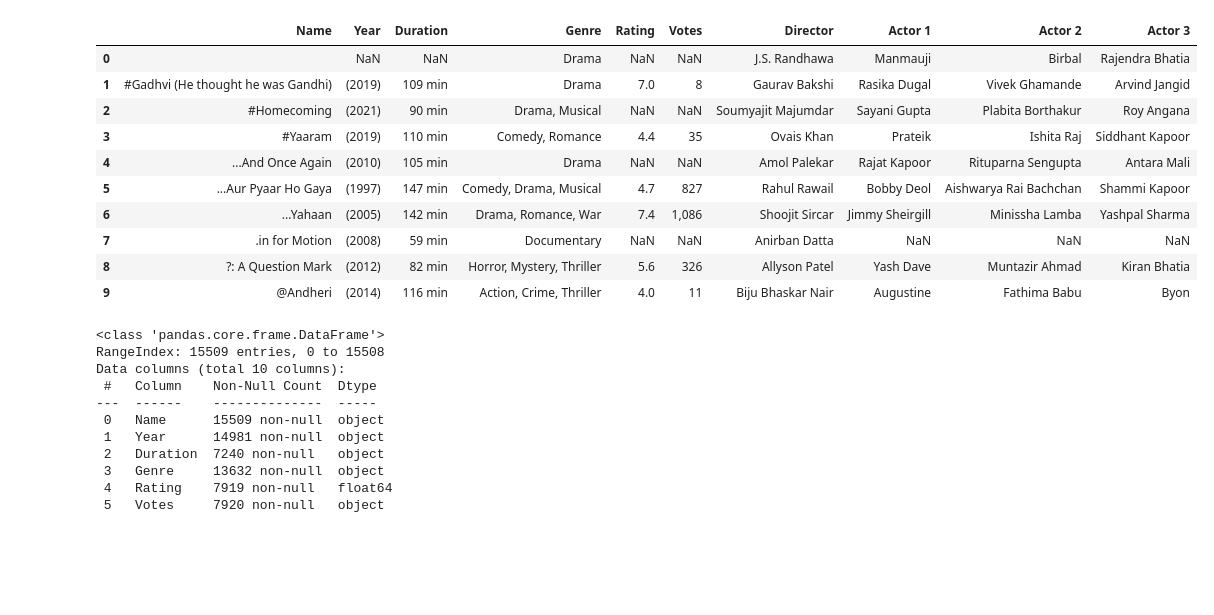
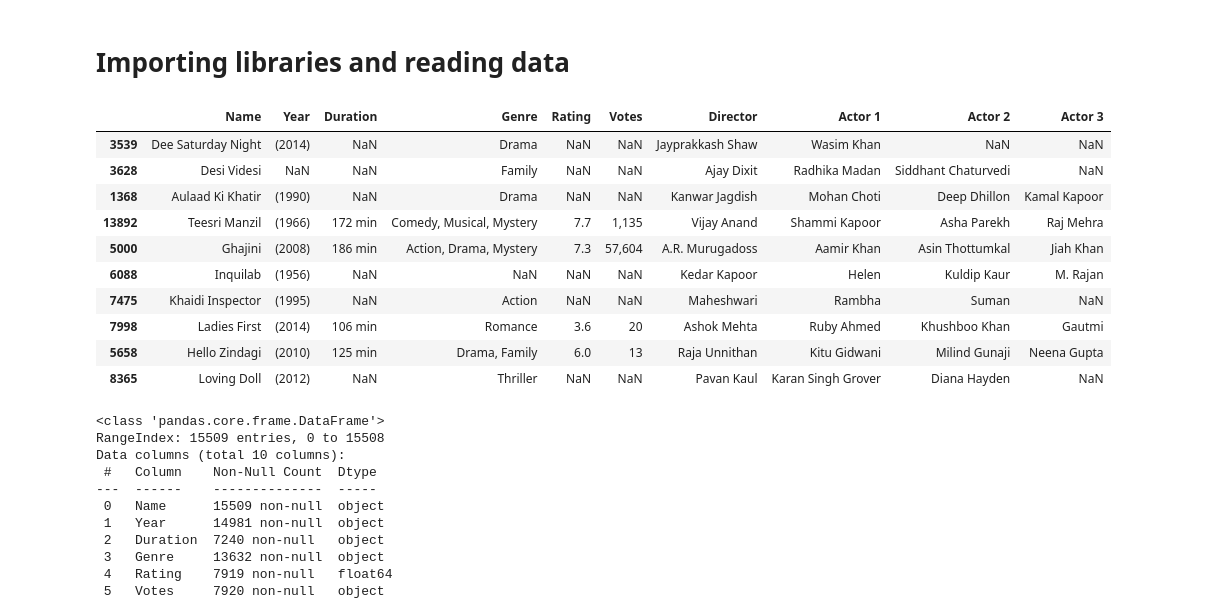
Before and after one commit to Daiaa-K/CODSOFT, a Jupyter notebook: IMDB india movies EDA and Prediction/Movies EDA and Regression.ipynb, the cells around one changed output. Drawn from its saved outputs; the diff is of its cells as text; code cells hidden in the pictures; blank space fills up the shorter version.

Commit message:
finished EDA and data cleaning
Finished EDA and started model

```diff
--- a/IMDB india movies EDA and Prediction/Movies EDA and Regression.ipynb
+++ b/IMDB india movies EDA and Prediction/Movies EDA and Regression.ipynb
@@ -1,3 +1,5 @@
+# %% [markdown]
+# Importing  libraries and reading data
 # %%
 import pandas as pd
 import numpy as np
@@ -8,19 +16,19 @@ sns.set_theme(palette=sns.color_palette("Set2"),style="darkgrid")
 # %%
 data = pd.read_csv("IMDb Movies India.csv",encoding='latin-1')
 # %%
-data.head(10)
+data.sample(10)
 # %% [output]
 |  | Name | Year | Duration | Genre | Rating | Votes | Director | Actor 1 | Actor 2 | Actor 3 |
-| 0 |  | NaN | NaN | Drama | NaN | NaN | J.S. Randhawa | Manmauji | Birbal | Rajendra Bhatia |
-| 1 | #Gadhvi (He thought he was Gandhi) | (2019) | 109 min | Drama | 7.0 | 8 | Gaurav Bakshi | Rasika Dugal | Vivek Ghamande | Arvind Jangid |
-| 2 | #Homecoming | (2021) | 90 min | Drama, Musical | NaN | NaN | Soumyajit Majumdar | Sayani Gupta | Plabita Borthakur | Roy Angana |
-| 3 | #Yaaram | (2019) | 110 min | Comedy, Romance | 4.4 | 35 | Ovais Khan | Prateik | Ishita Raj | Siddhant Kapoor |
-| 4 | ...And Once Again | (2010) | 105 min | Drama | NaN | NaN | Amol Palekar | Rajat Kapoor | Rituparna Sengupta | Antara Mali |
-| 5 | ...Aur Pyaar Ho Gaya | (1997) | 147 min | Comedy, Drama, Musical | 4.7 | 827 | Rahul Rawail | Bobby Deol | Aishwarya Rai Bachchan | Shammi Kapoor |
-| 6 | ...Yahaan | (2005) | 142 min | Drama, Romance, War | 7.4 | 1,086 | Shoojit Sircar | Jimmy Sheirgill | Minissha Lamba | Yashpal Sharma |
-| 7 | .in for Motion | (2008) | 59 min | Documentary | NaN | NaN | Anirban Datta | NaN | NaN | NaN |
-| 8 | ?: A Question Mark | (2012) | 82 min | Horror, Mystery, Thriller | 5.6 | 326 | Allyson Patel | Yash Dave | Muntazir Ahmad | Kiran Bhatia |
-| 9 | @Andheri | (2014) | 116 min | Action, Crime, Thriller | 4.0 | 11 | Biju Bhaskar Nair | Augustine | Fathima Babu | Byon |
+| 3539 | Dee Saturday Night | (2014) | NaN | Drama | NaN | NaN | Jayprakkash Shaw | Wasim Khan | NaN | NaN |
+| 3628 | Desi Videsi | NaN | NaN | Family | NaN | NaN | Ajay Dixit | Radhika Madan | Siddhant Chaturvedi | NaN |
+| 1368 | Aulaad Ki Khatir | (1990) | NaN | Drama | NaN | NaN | Kanwar Jagdish | Mohan Choti | Deep Dhillon | Kamal Kapoor |
+| 13892 | Teesri Manzil | (1966) | 172 min | Comedy, Musical, Mystery | 7.7 | 1,135 | Vijay Anand | Shammi Kapoor | Asha Parekh | Raj Mehra |
+| 5000 | Ghajini | (2008) | 186 min | Action, Drama, Mystery | 7.3 | 57,604 | A.R. Murugadoss | Aamir Khan | Asin Thottumkal | Jiah Khan |
+| 6088 | Inquilab | (1956) | NaN | NaN | NaN | NaN | Kedar Kapoor | Helen | Kuldip Kaur | M. Rajan |
+| 7475 | Khaidi Inspector | (1995) | NaN | Action | NaN | NaN | Maheshwari | Rambha | Suman | NaN |
+| 7998 | Ladies First | (2014) | 106 min | Romance | 3.6 | 20 | Ashok Mehta | Ruby Ahmed | Khushboo Khan | Gautmi |
+| 5658 | Hello Zindagi | (2010) | 125 min | Drama, Family | 6.0 | 13 | Raja Unnithan | Kitu Gidwani | Milind Gunaji | Neena Gupta |
+| 8365 | Loving Doll | (2012) | NaN | Thriller | NaN | NaN | Pavan Kaul | Karan Singh Grover | Diana Hayden | NaN |
 # %%
 data.info()
 # %% [output]
```
Also changed, not shown: parts of 87 cells of this notebook.
